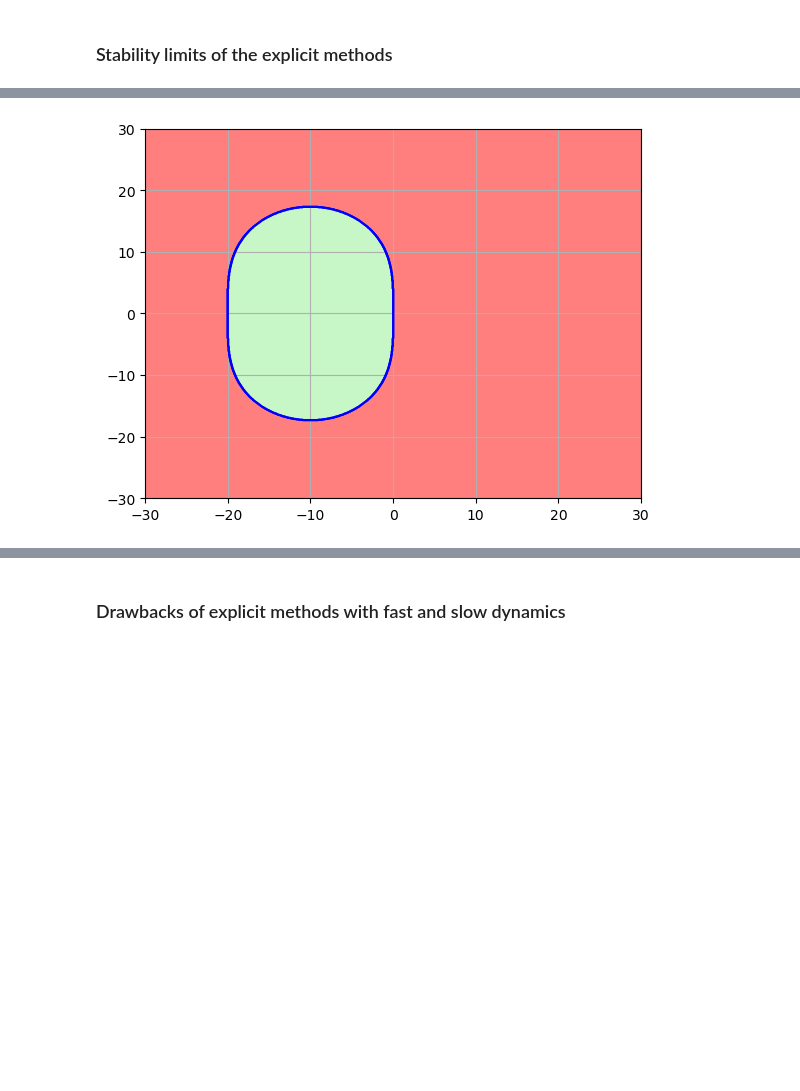
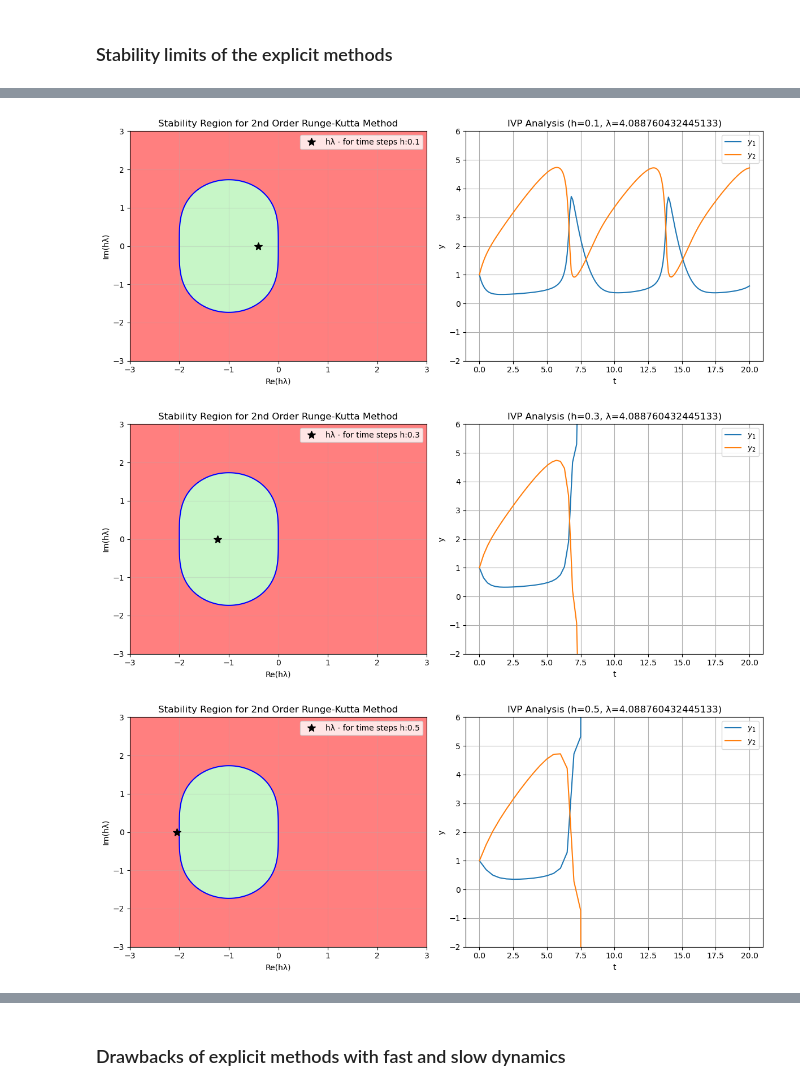
Before and after one commit to VogelBenjamin/Integration-of-Stiff-ODEs, a Jupyter notebook: Integration of stiff ODE-Brusselator.ipynb, the cells around one changed output, grey strips where cells are left out. Drawn from its saved outputs; the diff is of its cells as text; code cells hidden in the pictures; blank space fills up the shorter version.

```diff
--- a/Integration of stiff ODE-Brusselator.ipynb
+++ b/Integration of stiff ODE-Brusselator.ipynb
@@ -290,27 +451,62 @@ plt.grid()
 # %%
-#
-# RK-2
-#
-delta_t = 0.1
-x_space = np.linspace(-30,30,1000)
-y_space = np.linspace(-30,30,1000)
-X, Y = np.meshgrid(x_space,y_space)
-def re(r,c):
-    weights = [1,1, 1/2]
-    complex_n = delta_t*(r + c*1j)
-    powers = [weights[i]*complex_n**i for i in range(0,3)]
-    total = sum(powers)
-    norm = np.sqrt(total.real**2 + total.imag**2)
-    return norm
+# Runge-Kutta 2nd Order Stability region
 
-condition = re(X,Y)
-plt.contourf(X, Y, condition, levels=[0,1], colors=['lightgreen'], alpha=0.5)
-plt.contourf(X, Y, condition, levels=[1,30], colors=['red'], alpha=0.5)
-condition = re(X,Y) < 1
-plt.contour(X, Y, condition, levels=1, colors='blue')
-plt.grid()
+def explicit_RK_2_stability():
+    x_space = np.linspace(-3, 3, 500)
+    y_space = np.linspace(-3, 3, 500)
+    X, Y = np.meshgrid(x_space, y_space)
+
+    Re_G = 1 + X + (X**2)/2 - (Y**2)/2
+    Im_G = Y +  X * Y
+    G_magnitude = np.sqrt(Re_G**2 + Im_G**2)  #
+
+    plt.contourf(X, Y, G_magnitude, levels=[0, 1], colors=['lightgreen'], alpha=0.5)
+    plt.contourf(X, Y, G_magnitude, levels=[1, 100], colors=['red'], alpha=0.5)
+    plt.contour(X, Y, G_magnitude, levels=[1], colors='blue', linewidths=1.5)
+
+    plt.xlim(-3, 3)
+    plt.ylim(-3, 3)
+    plt.title('Stability Region for 2nd Order Runge-Kutta Method', fontsize=12)
+    plt.xlabel('Re(hλ)', fontsize=10)
+    plt.ylabel('Im(hλ)', fontsize=10)
+    plt.grid(alpha=0.3)
-# %% [output]
-[figure, removed]
+# %%
+def plot_point(h, l):
+    x = h * -l
+    plt.plot(x.real, x.imag, '*', color='black', markersize=10, label=f'hλ - for time steps h:{h}')
+    plt.legend()
+
+h_values = [0.1, 0.3, 0.5]
+l = lambda_max
+a = 1
+b = 3
+
+
+for h in h_values:
+    plt.figure(figsize=(12, 5))
+
+    # Left plot: Stability region
+    plt.subplot(1, 2, 1)
+    explicit_RK_2_stability()
+    plot_point(h, l)
+
+    # Right plot: Exact and discretized solutions
+    plt.subplot(1, 2, 2)
+    visualize_IVP(*IVP(lambda t,y : model(t,y,alpha=a,beta=b),np.array([1,1]),h,20,method=explicit_RK_2), ["$y_1$","$y_2$"])
+    plt.xlabel("t")
+    plt.ylabel("y")
+    plt.title(f"IVP Analysis (h={h}, λ={l})")
+    plt.xlim([-1, 21])
+    plt.ylim([-2, 6])
+    plt.legend()
+    plt.grid()
+
+    plt.tight_layout()
+    plt.show()
+# %% [output]
+[figure, added]
+[figure, added]
+[figure, added]
 # %%
 #
 # RK-4
```
Also changed, not shown: parts of 17 cells of this notebook.
